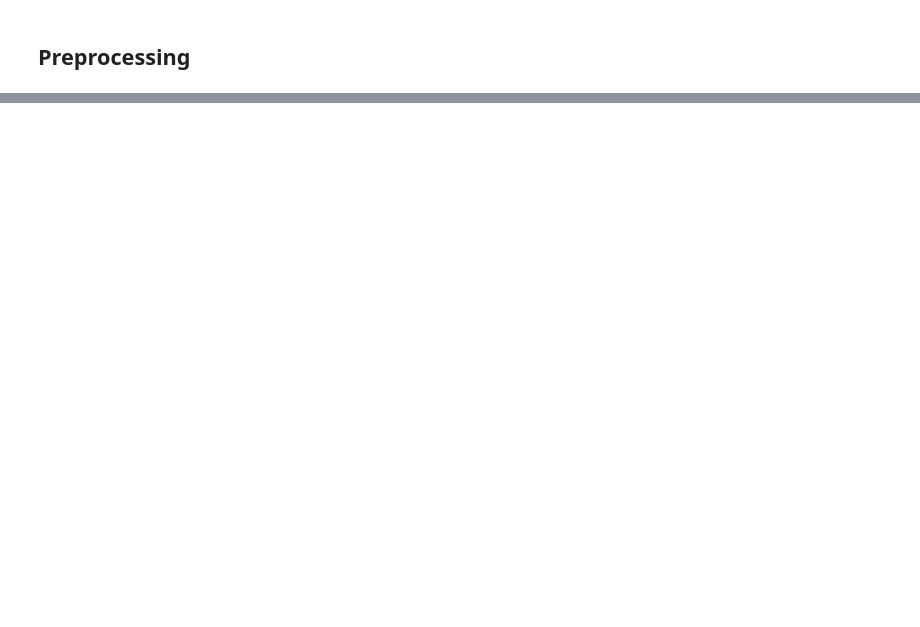
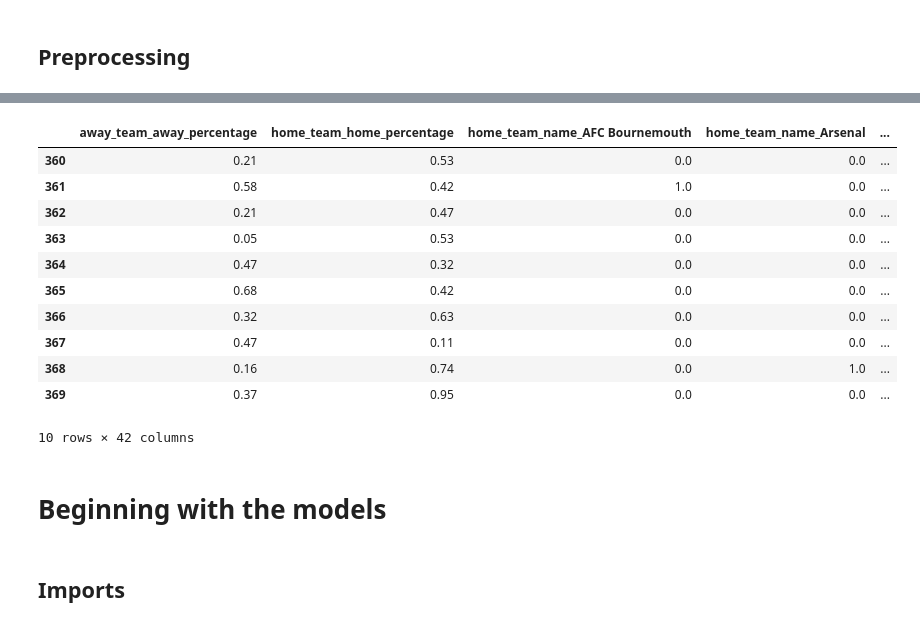
Before and after one commit to juleslockey03/PL_AI, a Jupyter notebook: DB_processing.ipynb, the cells around one changed output, grey strips where cells are left out. Drawn from its saved outputs; the diff is of its cells as text; code cells hidden in the pictures; blank space fills up the shorter version.

Commit message:
further progress on the jupyter notebook, starting with the baseline model of the predictions

```diff
--- a/DB_processing.ipynb
+++ b/DB_processing.ipynb
@@ -211,0 +229,23 @@ mmscaler = MinMaxScaler()
+# %%
+X_test = match_data_pre[360:370]
+# %%
+X_test = X_test.drop('home_team_goal_count', axis = 1)
+X_test = X_test.drop('away_team_goal_count', axis = 1)
+X_test = X_test.drop('away_win', axis = 1)
+X_test = X_test.drop('home_win', axis = 1)
+X_test = X_test.drop('gameweek', axis = 1)
+# %%
+X_test
+# %% [output]
+|  | away_team_away_percentage | home_team_home_percentage | home_team_name_AFC Bournemouth | home_team_name_Arsenal | ... |
+| 360 | 0.21 | 0.53 | 0.0 | 0.0 | ... |
+| 361 | 0.58 | 0.42 | 1.0 | 0.0 | ... |
+| 362 | 0.21 | 0.47 | 0.0 | 0.0 | ... |
+| 363 | 0.05 | 0.53 | 0.0 | 0.0 | ... |
+| 364 | 0.47 | 0.32 | 0.0 | 0.0 | ... |
+| 365 | 0.68 | 0.42 | 0.0 | 0.0 | ... |
+| 366 | 0.32 | 0.63 | 0.0 | 0.0 | ... |
+| 367 | 0.47 | 0.11 | 0.0 | 0.0 | ... |
+| 368 | 0.16 | 0.74 | 0.0 | 1.0 | ... |
+| 369 | 0.37 | 0.95 | 0.0 | 0.0 | ... |
+10 rows × 42 columns
@@ -211,0 +256,4 @@ mmscaler = MinMaxScaler()
+# %% [markdown]
+# Beginning with the models
+# %% [markdown]
+## Imports
```
Also changed, not shown: parts of 34 cells of this notebook.
